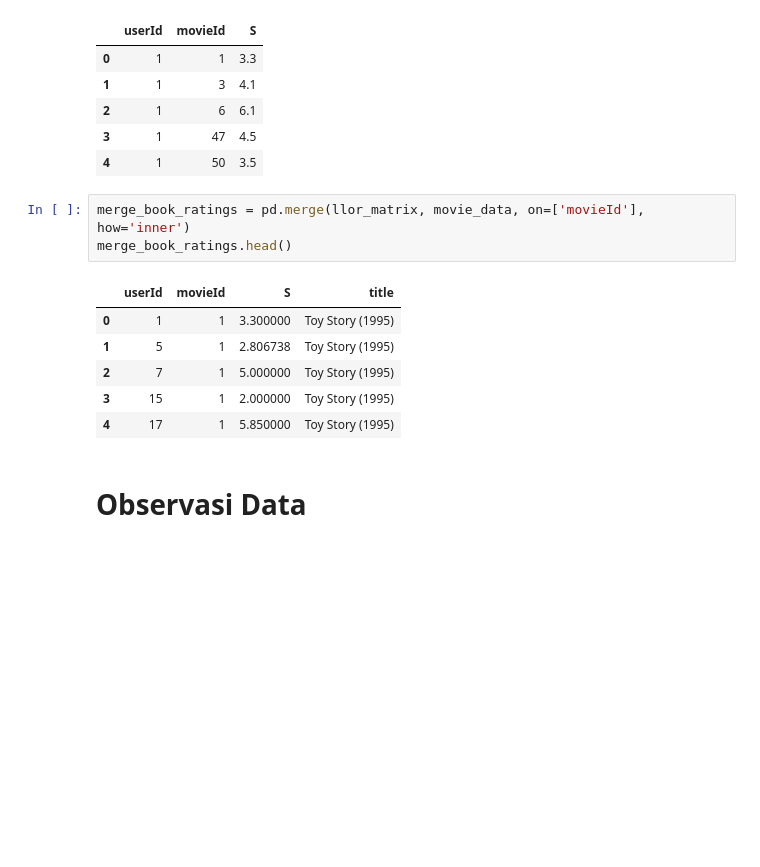
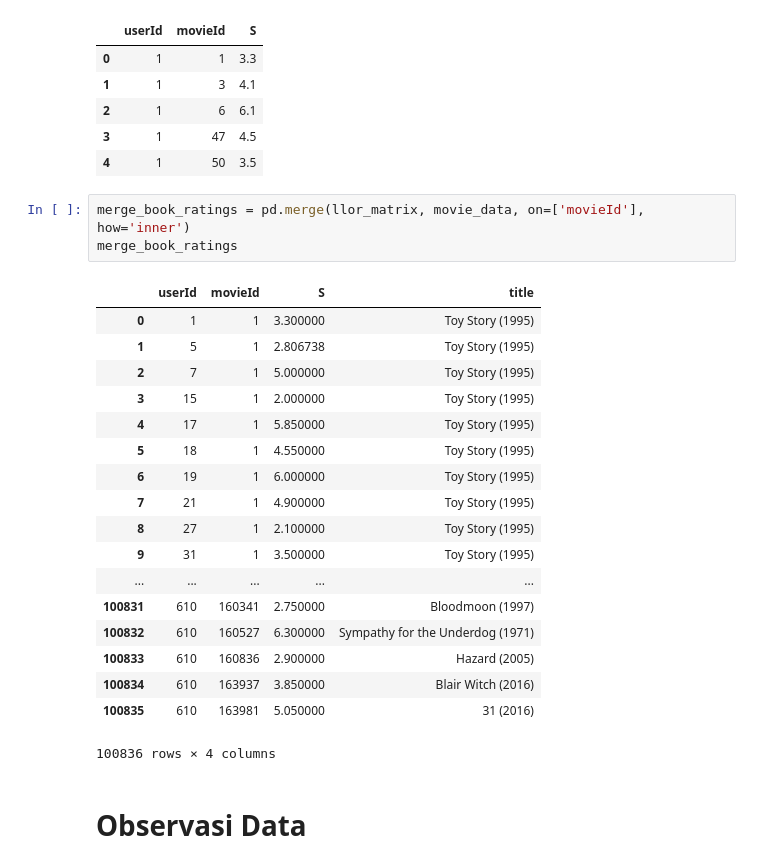
Before and after one commit to adhyfahmyh/cf-model-for-ple, a Jupyter notebook: recommender_system.ipynb, the cells around one changed output. Saved outputs shown, nothing was run; the diff lists cells and outputs as text; blank space fills up the shorter version.

```diff
--- a/recommender_system.ipynb
+++ b/recommender_system.ipynb
@@ -31,14 +32,26 @@ llor_matrix.head()
 | 4 | 1 | 50 | 3.5 |
 # %%
 merge_book_ratings = pd.merge(llor_matrix, movie_data, on=['movieId'], how='inner')
-merge_book_ratings.head()
+merge_book_ratings
 # %% [output]
 |  | userId | movieId | S | title |
 | 0 | 1 | 1 | 3.300000 | Toy Story (1995) |
 | 1 | 5 | 1 | 2.806738 | Toy Story (1995) |
 | 2 | 7 | 1 | 5.000000 | Toy Story (1995) |
 | 3 | 15 | 1 | 2.000000 | Toy Story (1995) |
 | 4 | 17 | 1 | 5.850000 | Toy Story (1995) |
+| 5 | 18 | 1 | 4.550000 | Toy Story (1995) |
+| 6 | 19 | 1 | 6.000000 | Toy Story (1995) |
+| 7 | 21 | 1 | 4.900000 | Toy Story (1995) |
+| 8 | 27 | 1 | 2.100000 | Toy Story (1995) |
+| 9 | 31 | 1 | 3.500000 | Toy Story (1995) |
+| ... | ... | ... | ... | ... |
+| 100831 | 610 | 160341 | 2.750000 | Bloodmoon (1997) |
+| 100832 | 610 | 160527 | 6.300000 | Sympathy for the Underdog (1971) |
+| 100833 | 610 | 160836 | 2.900000 | Hazard (2005) |
+| 100834 | 610 | 163937 | 3.850000 | Blair Witch (2016) |
+| 100835 | 610 | 163981 | 5.050000 | 31 (2016) |
+100836 rows × 4 columns
 # %% [markdown]
 # Observasi Data
 # %% [markdown]
```
Also changed, not shown: parts of 11 cells of this notebook.
